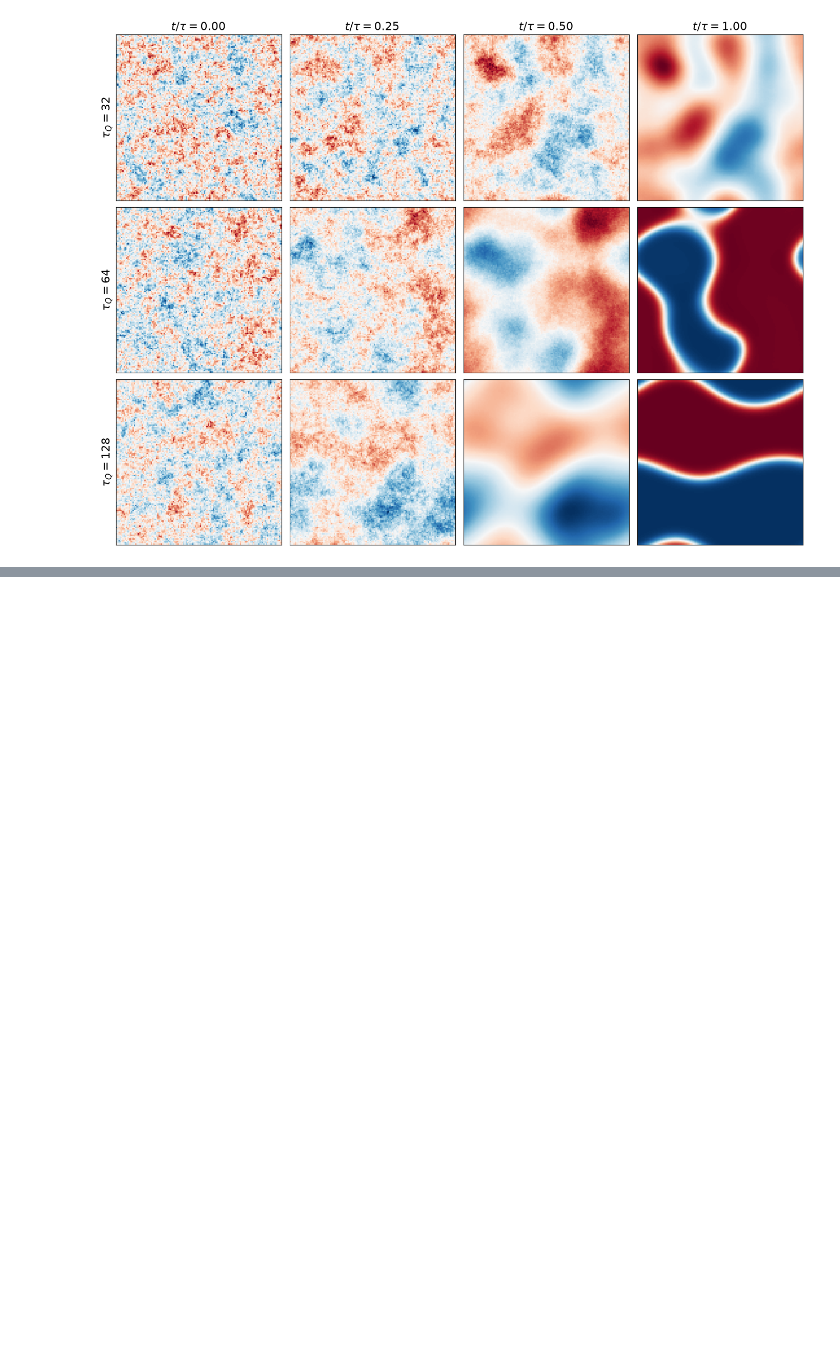
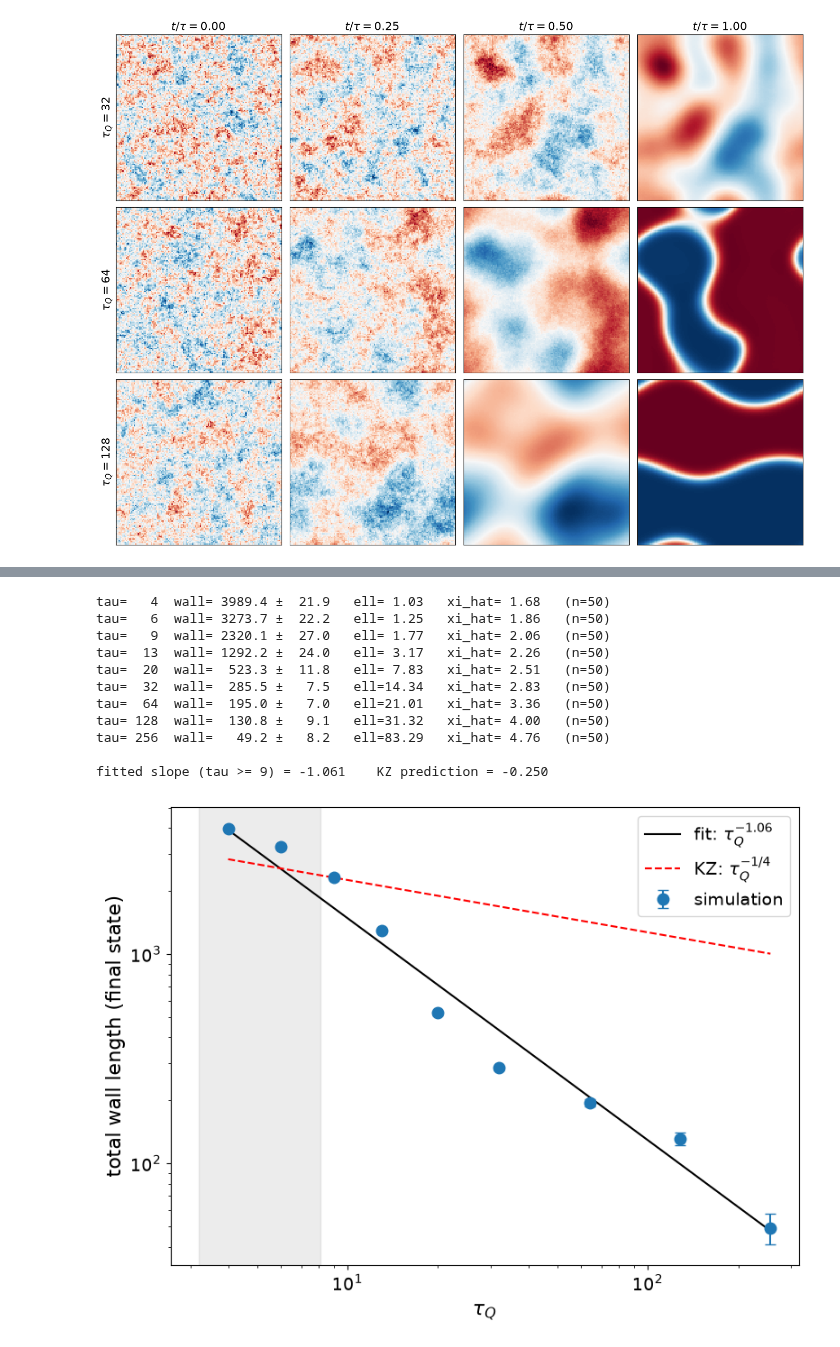
Before and after one commit to KristianMunnikhuis/MachineLearningKZ, a Jupyter notebook: notebooks/02_2D_extension.ipynb, the cells around one changed output, grey strips where cells are left out. Saved outputs shown, nothing was run; the diff lists cells and outputs as text; code cells hidden in the pictures; blank space fills up the shorter version.

Commit message:
Fixing KZ length measurements in 2d

```diff
--- a/notebooks/02_2D_extension.ipynb
+++ b/notebooks/02_2D_extension.ipynb
@@ -35,0 +39,61 @@ plt.show()
+# %%
+# ---- inputs ----
+TAUS     = [4, 6, 9, 13, 20, 32, 64, 128, 256]   # missing chunks are skipped
+FIT_MIN  = 9                                     # fit only tau >= FIT_MIN (small tau: xi_hat ~ lattice spacing)
+DX       = 0.5
+ETA      = 1.0
+FONTSIZE = 16
+
+taus, mean, err = [], [], []
+for tau in TAUS:
+    try:
+        d = an.load_chunk(tau)                   # chunk 0 only
+    except FileNotFoundError:
+        print(f"tau={tau:4d}  no data, skipped")
+        continue
+    w = an.wall_length(d["phi_final"], dx=DX)    # one value per sample, physical units
+    taus.append(tau)
+    mean.append(w.mean())
+    err.append(w.std() / np.sqrt(len(w)))
+    N = int(d["N"])
+    ell    = (N * DX)**2 / w.mean()              # domain size = area / wall length
+    xi_hat = np.sqrt(2) * (tau / (2 * ETA))**0.25
+    print(f"tau={tau:4d}  wall={w.mean():7.1f} ± {err[-1]:5.1f}   ell={ell:5.2f}   xi_hat={xi_hat:5.2f}   (n={len(w)})")
+
+taus, mean, err = np.array(taus), np.array(mean), np.array(err)
+
+# fit wall length ~ tau^slope in the scaling regime; KZ predicts -1/4
+fit = taus >= FIT_MIN
+slope, icpt = np.polyfit(np.log(taus[fit]), np.log(mean[fit]), 1)
+print(f"\nfitted slope (tau >= {FIT_MIN}) = {slope:.3f}    KZ prediction = -0.250")
+
+# ---- plot ----
+tau_line = np.logspace(np.log10(taus.min()), np.log10(taus.max()), 50)
+ref = mean[fit][0] * (tau_line / taus[fit][0])**(-0.25)     # KZ line through first fitted point
+
+plt.figure(figsize=(8, 6))
+plt.errorbar(taus, mean, yerr=err, fmt="o", ms=9, capsize=4, label="simulation")
+plt.plot(tau_line, np.exp(icpt) * tau_line**slope, "k-", lw=1.5, label=rf"fit: $\tau_Q^{{{slope:.2f}}}$")
+plt.plot(tau_line, ref, "r--", lw=1.5, label=r"KZ: $\tau_Q^{-1/4}$")
+plt.axvspan(taus.min() * 0.8, FIT_MIN * 0.9, color="grey", alpha=0.15)   # excluded from fit
+plt.xscale("log"); plt.yscale("log")
+plt.xlabel(r"$\tau_Q$", fontsize=FONTSIZE)
+plt.ylabel("total wall length (final state)", fontsize=FONTSIZE)
+plt.tick_params(labelsize=FONTSIZE - 2)
+plt.legend(fontsize=FONTSIZE - 2)
+plt.tight_layout()
+plt.savefig("../figures/2d/kz_scaling.png", dpi=150)
+plt.show()
+# %% [output]
+tau=   4  wall= 3989.4 ±  21.9   ell= 1.03   xi_hat= 1.68   (n=50)
+tau=   6  wall= 3273.7 ±  22.2   ell= 1.25   xi_hat= 1.86   (n=50)
+tau=   9  wall= 2320.1 ±  27.0   ell= 1.77   xi_hat= 2.06   (n=50)
+tau=  13  wall= 1292.2 ±  24.0   ell= 3.17   xi_hat= 2.26   (n=50)
+tau=  20  wall=  523.3 ±  11.8   ell= 7.83   xi_hat= 2.51   (n=50)
+tau=  32  wall=  285.5 ±   7.5   ell=14.34   xi_hat= 2.83   (n=50)
+tau=  64  wall=  195.0 ±   7.0   ell=21.01   xi_hat= 3.36   (n=50)
+tau= 128  wall=  130.8 ±   9.1   ell=31.32   xi_hat= 4.00   (n=50)
+tau= 256  wall=   49.2 ±   8.2   ell=83.29   xi_hat= 4.76   (n=50)
+
+fitted slope (tau >= 9) = -1.061    KZ prediction = -0.250
+[figure, added]
```
Also changed, not shown: parts of 4 cells of this notebook, 11 other files.
